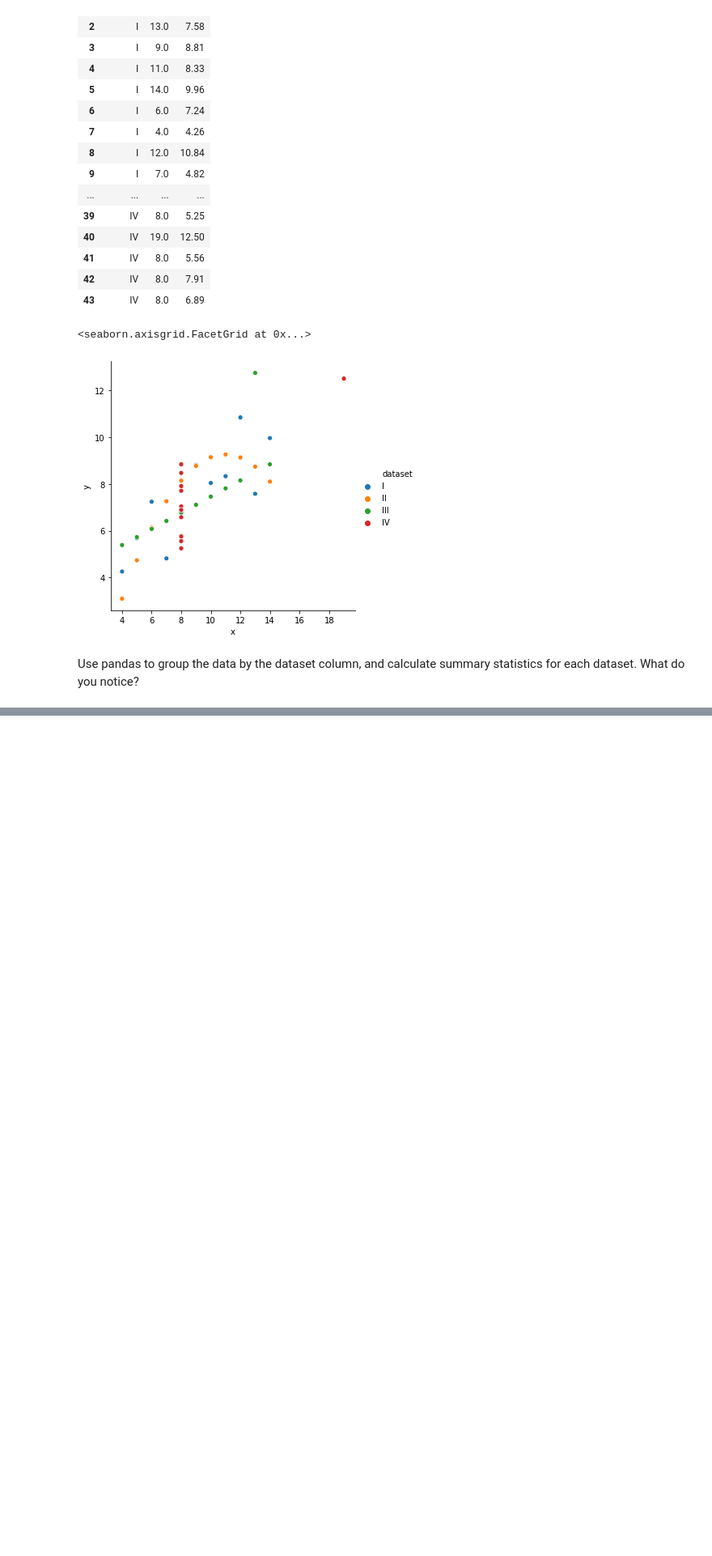
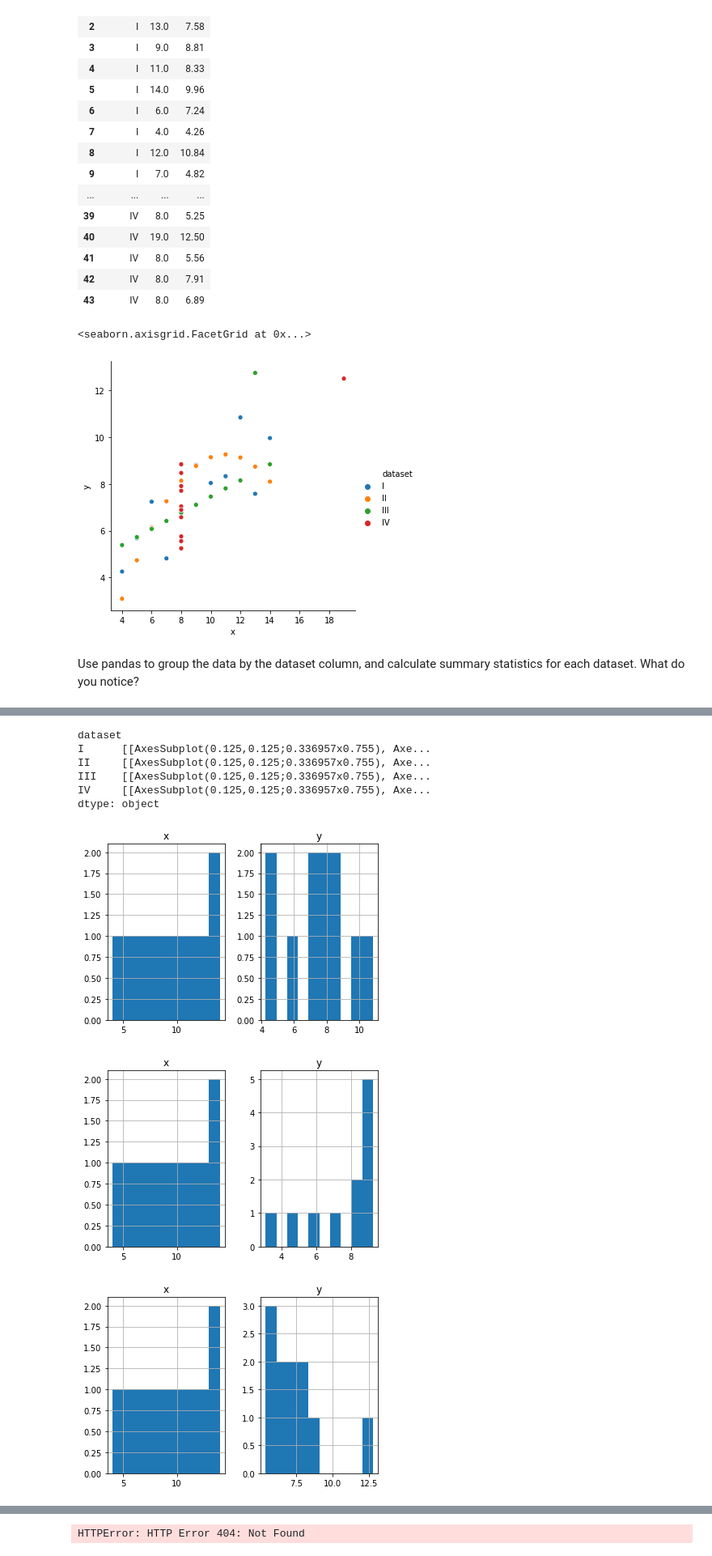
Before and after one commit to matt-c-knight/numpy-pandas-visualization-exercises, a Jupyter notebook: seaborn_exercises.ipynb, the cells around one changed output, grey strips where cells are left out. Shown at 81% size. Drawn from its saved outputs; the diff is of its cells as text; code cells hidden in the pictures; blank space fills up the shorter version.

```diff
--- a/seaborn_exercises.ipynb
+++ b/seaborn_exercises.ipynb
@@ -81,0 +100,12 @@ sns.relplot(x='x', y='y', hue="dataset",data=anscombe)
+# %%
+anscombe.groupby('dataset').hist()
+# %% [output]
+dataset
+I      [[AxesSubplot(0.125,0.125;0.336957x0.755), Axe...
+II     [[AxesSubplot(0.125,0.125;0.336957x0.755), Axe...
+III    [[AxesSubplot(0.125,0.125;0.336957x0.755), Axe...
+IV     [[AxesSubplot(0.125,0.125;0.336957x0.755), Axe...
+dtype: object
+[figure, added]
+[figure, added]
+[figure, added]
@@ -81,0 +113,4 @@ sns.relplot(x='x', y='y', hue="dataset",data=anscombe)
+# %%
+Insectsprays = sns.load_dataset('InsectSprays')
+# %% [output]
+HTTPError: HTTP Error 404: Not Found
```
Also changed, not shown: parts of 4 cells of this notebook.
